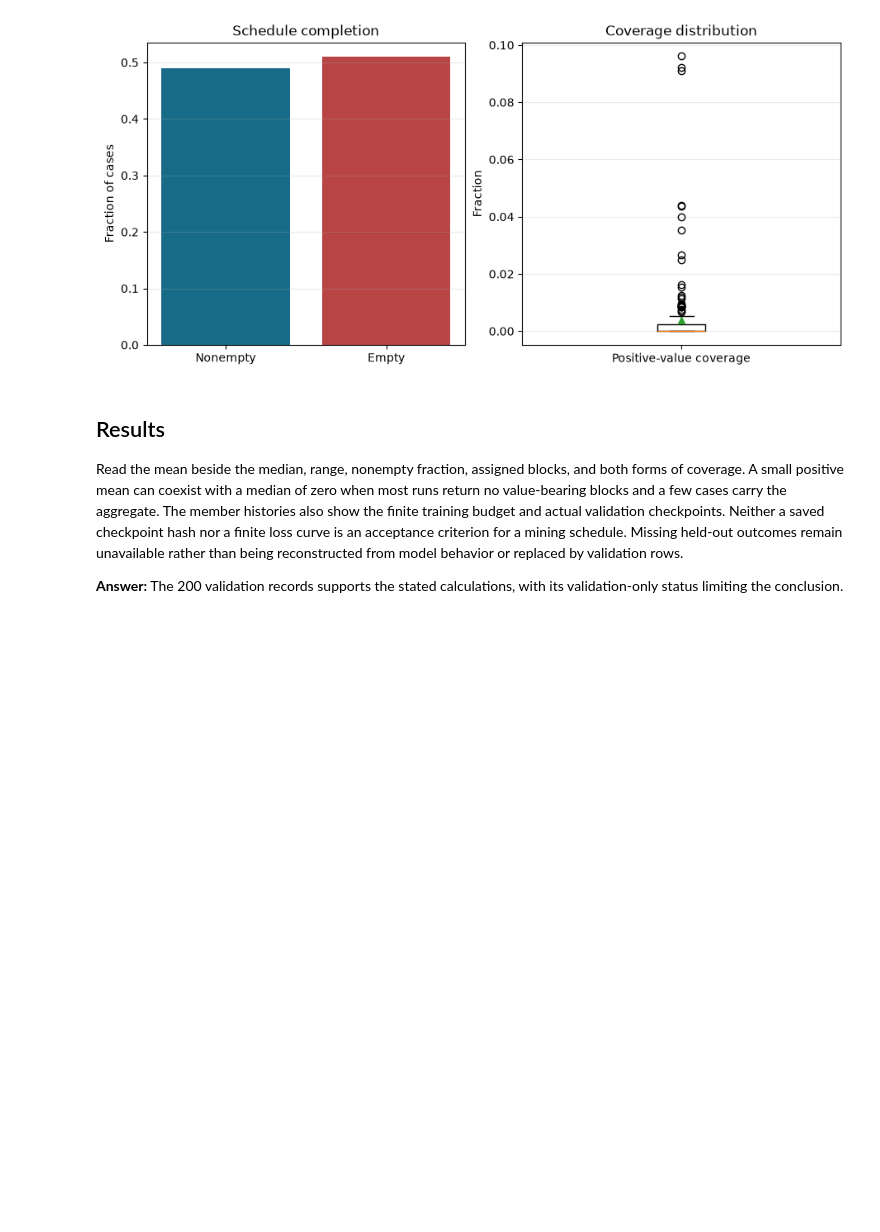
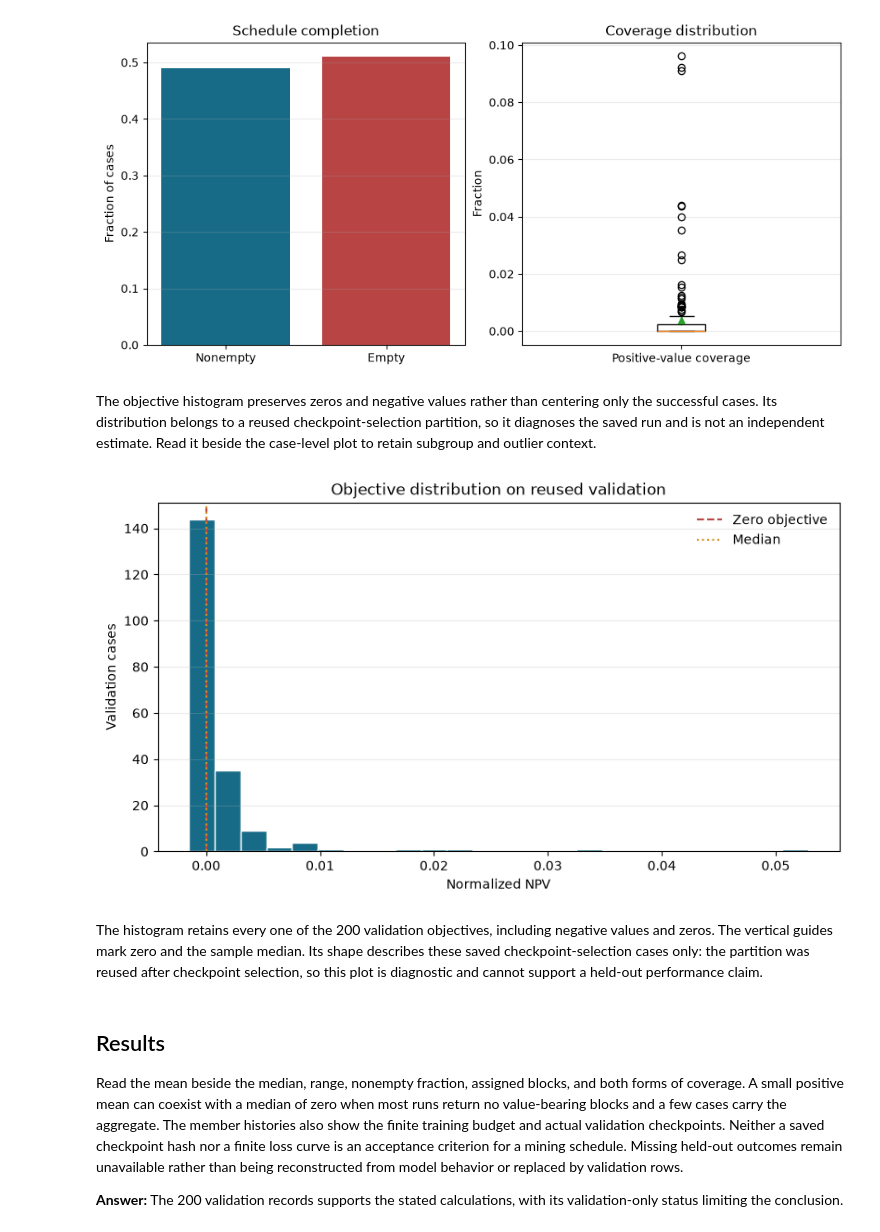
Before and after one commit to fsantibanezleal/CAOS_PhaseFlow, a Jupyter notebook: notebooks/en/04-learned-surrogates/06-frontier-training-evidence.ipynb, the cells around one changed output. Drawn from its saved outputs; the diff is of its cells as text; code cells hidden in the pictures; blank space fills up the shorter version.

```diff
--- a/notebooks/en/04-learned-surrogates/06-frontier-training-evidence.ipynb
+++ b/notebooks/en/04-learned-surrogates/06-frontier-training-evidence.ipynb
@@ -216,6 +222,24 @@ for ax in axes:
 plt.show()
 # %% [output]
 [figure]
+# %% [markdown]
+The objective histogram preserves zeros and negative values rather than centering only the successful cases. Its distribution belongs to a reused checkpoint-selection partition, so it diagnoses the saved run and is not an independent estimate. Read it beside the case-level plot to retain subgroup and outlier context.
+# %%
+# Plot every normalized objective with median and zero references.
+fig, ax = plt.subplots(figsize=(8, 4.5), constrained_layout=True)
+ax.hist(npv, bins=24, color="#176B87", edgecolor="white")
+ax.axvline(0, color="#B84444", linestyle="--", label="Zero objective")
+ax.axvline(np.median(npv), color="#D79222", linestyle=":", label="Median")
+ax.set(
+    xlabel="Normalized NPV", ylabel="Validation cases", title="Objective distribution on reused validation"
+)
+ax.grid(axis="y", alpha=0.25)
+ax.legend(frameon=False)
+plt.show()
+# %% [output]
+[figure, added]
+# %% [markdown]
+The histogram retains every one of the 200 validation objectives, including negative values and zeros. The vertical guides mark zero and the sample median. Its shape describes these saved checkpoint-selection cases only: the partition was reused after checkpoint selection, so this plot is diagnostic and cannot support a held-out performance claim.
 # %% [markdown]
 ## Results
 
```
Also changed, not shown: parts of 3 cells of this notebook, 4 other files.
